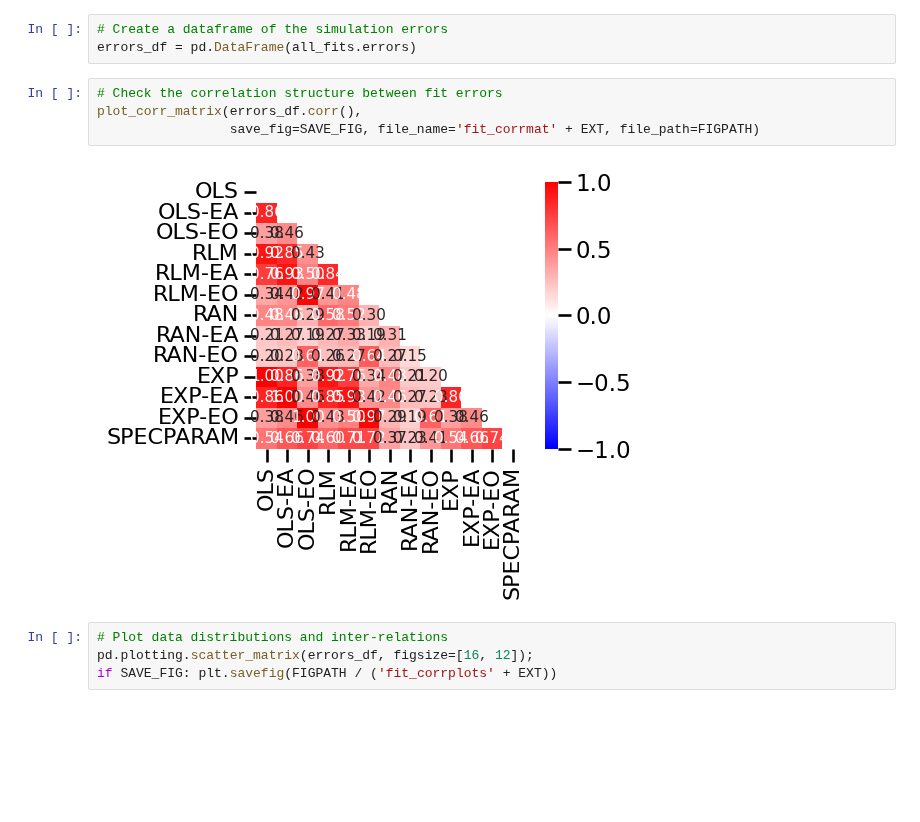
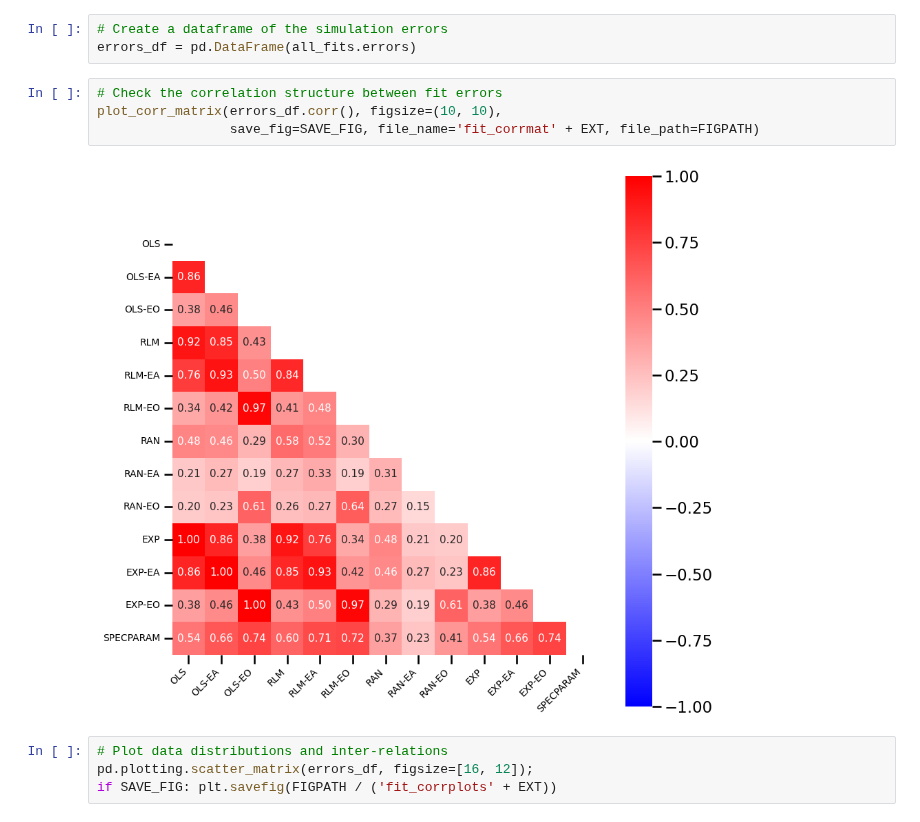
Before and after one commit to AperiodicMethods/AperiodicMethods, a Jupyter notebook: notebooks/21-SpectralFitting.ipynb, the cells around one changed output. Saved outputs shown, nothing was run; the diff lists cells and outputs as text; blank space fills up the shorter version.

```diff
--- a/notebooks/21-SpectralFitting.ipynb
+++ b/notebooks/21-SpectralFitting.ipynb
@@ -719,10 +706,10 @@ plot_violin_errors(all_fits.errors, ylim=[0, 1.5], figsize=[15, 4])
 errors_df = pd.DataFrame(all_fits.errors)
 # %%
 # Check the correlation structure between fit errors
-plot_corr_matrix(errors_df.corr(),
+plot_corr_matrix(errors_df.corr(), figsize=(10, 10),
                  save_fig=SAVE_FIG, file_name='fit_corrmat' + EXT, file_path=FIGPATH)
 # %% [output]
-[figure, old version]
+[figure, new version]
 # %%
 # Plot data distributions and inter-relations
 pd.plotting.scatter_matrix(errors_df, figsize=[16, 12]);
```
Also changed, not shown: parts of 27 cells of this notebook, 4 other files.
